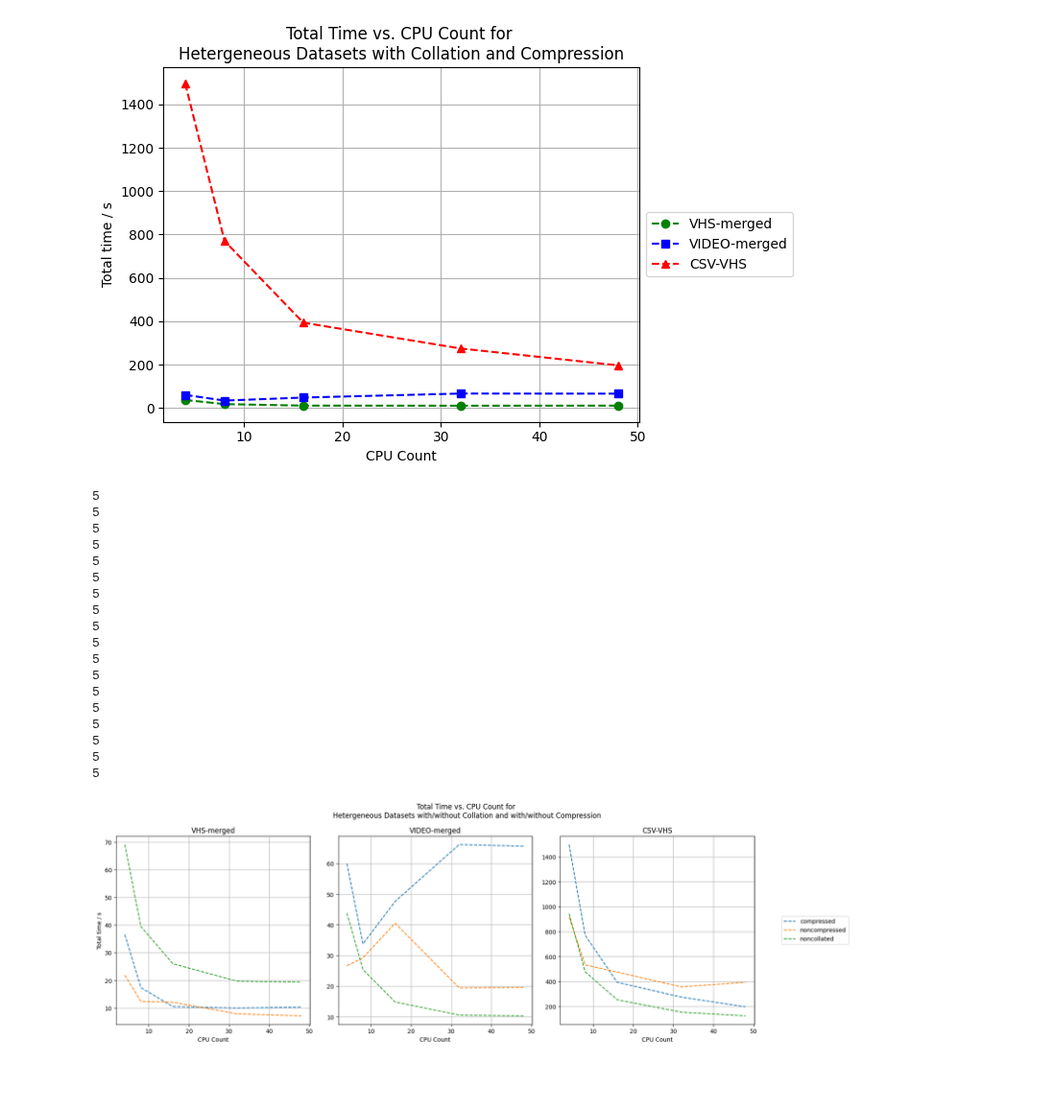
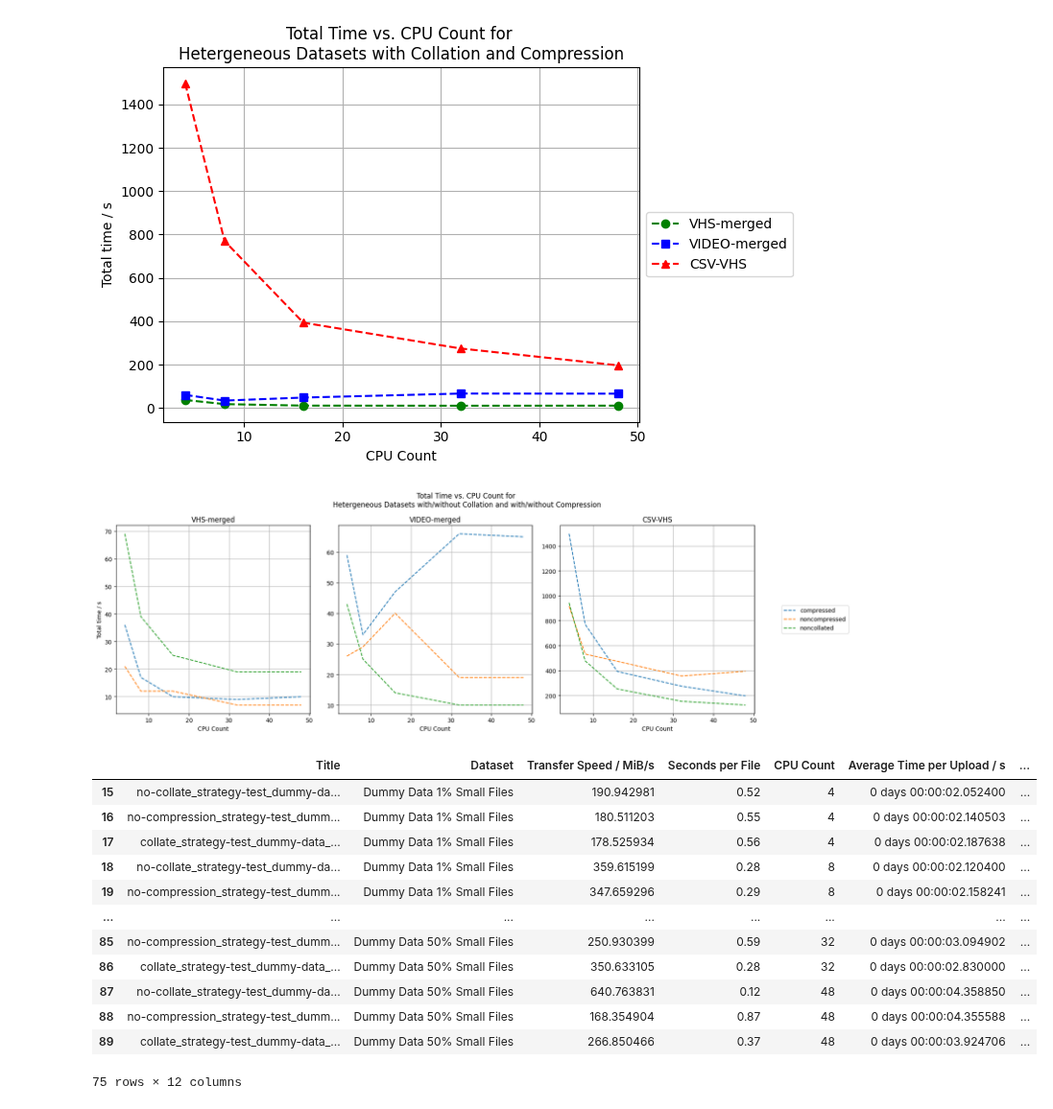
Before and after one commit to lsst-uk/csd3-echo-somerville, a Jupyter notebook: csd3-side/notebooks/transfer_speeds_strategy.ipynb, the cells around one changed output. Shown at 96% size. Cells and saved outputs as stored; diff of their text form; code cells hidden in the pictures; blank space fills up the shorter version.

```diff
--- a/csd3-side/notebooks/transfer_speeds_strategy.ipynb
+++ b/csd3-side/notebooks/transfer_speeds_strategy.ipynb
@@ -260,15 +274,15 @@ for df in compressed_df, noncompressed_df, noncollated_df:
     # print(df_name)
     for j, dataset in enumerate(['VHS-merged', 'VIDEO-merged', 'CSV-VHS']):
         # print(df[df['Dataset'] == dataset]['Total Time'])
-        times = []
-        for i in range(0, len(df[df['Dataset'] == dataset]['Total Time'])):
-            times.append(df[df['Dataset'] == dataset]['Total Time'].iloc[i].seconds + df[df['Dataset'] == dataset]['Total Time'].iloc[i].microseconds/1e6)
+        # times = []
+        # for i in range(0, len(df[df['Dataset'] == dataset]['Total Time'])):
+        #     times.append(df[df['Dataset'] == dataset]['Total Time'].iloc[i].seconds + df[df['Dataset'] == dataset]['Total Time'].iloc[i].microseconds/1e6)
         # times.append(a)
         # print(a)
         # print(len(df[df['Dataset'] == 'VHS-merged']['CPU Count']))
-        print(len(times))
-        print(len(df[df['Dataset'] == dataset]['CPU Count']))
-        ax[j].plot(df[df['Dataset'] == dataset]['CPU Count'], times, linestyle='--', label=f"{df_name.split('_')[0]}")
+        # print(len(times))
+        # print(len(df[df['Dataset'] == dataset]['CPU Count']))
+        ax[j].plot(df[df['Dataset'] == dataset]['CPU Count'], df[df['Dataset'] == dataset]['Total Time']/1e9, linestyle='--', label=f"{df_name.split('_')[0]}")
         ax[j].title.set_text(f'{dataset}')
         ax[j].set_xlabel('CPU Count')
         ax[j].grid(True)
@@ -283,22 +297,20 @@ plt.suptitle('Total Time vs. CPU Count for \nHetergeneous Datasets with/without
 plt.tight_layout()
 plt.show()
 # %% [output]
-5
-5
-5
-5
-5
-5
-5
-5
-5
-5
-5
-5
-5
-5
-5
-5
-5
-5
 [figure]
+# %%
+dummy_df
+# %% [output]
+|  | Title | Dataset | Transfer Speed / MiB/s | Seconds per File | CPU Count | Average Time per Upload / s | ... |
+| 15 | no-collate_strategy-test_dummy-da... | Dummy Data 1% Small Files | 190.942981 | 0.52 | 4 | 0 days 00:00:02.052400 | ... |
+| 16 | no-compression_strategy-test_dumm... | Dummy Data 1% Small Files | 180.511203 | 0.55 | 4 | 0 days 00:00:02.140503 | ... |
+| 17 | collate_strategy-test_dummy-data_... | Dummy Data 1% Small Files | 178.525934 | 0.56 | 4 | 0 days 00:00:02.187638 | ... |
+| 18 | no-collate_strategy-test_dummy-da... | Dummy Data 1% Small Files | 359.615199 | 0.28 | 8 | 0 days 00:00:02.120400 | ... |
+| 19 | no-compression_strategy-test_dumm... | Dummy Data 1% Small Files | 347.659296 | 0.29 | 8 | 0 days 00:00:02.158241 | ... |
+| ... | ... | ... | ... | ... | ... | ... | ... |
+| 85 | no-compression_strategy-test_dumm... | Dummy Data 50% Small Files | 250.930399 | 0.59 | 32 | 0 days 00:00:03.094902 | ... |
+| 86 | collate_strategy-test_dummy-data_... | Dummy Data 50% Small Files | 350.633105 | 0.28 | 32 | 0 days 00:00:02.830000 | ... |
+| 87 | no-collate_strategy-test_dummy-da... | Dummy Data 50% Small Files | 640.763831 | 0.12 | 48 | 0 days 00:00:04.358850 | ... |
+| 88 | no-compression_strategy-test_dumm... | Dummy Data 50% Small Files | 168.354904 | 0.87 | 48 | 0 days 00:00:04.355588 | ... |
+| 89 | collate_strategy-test_dummy-data_... | Dummy Data 50% Small Files | 266.850466 | 0.37 | 48 | 0 days 00:00:03.924706 | ... |
+75 rows × 12 columns
```
Also changed, not shown: parts of 13 cells of this notebook.
